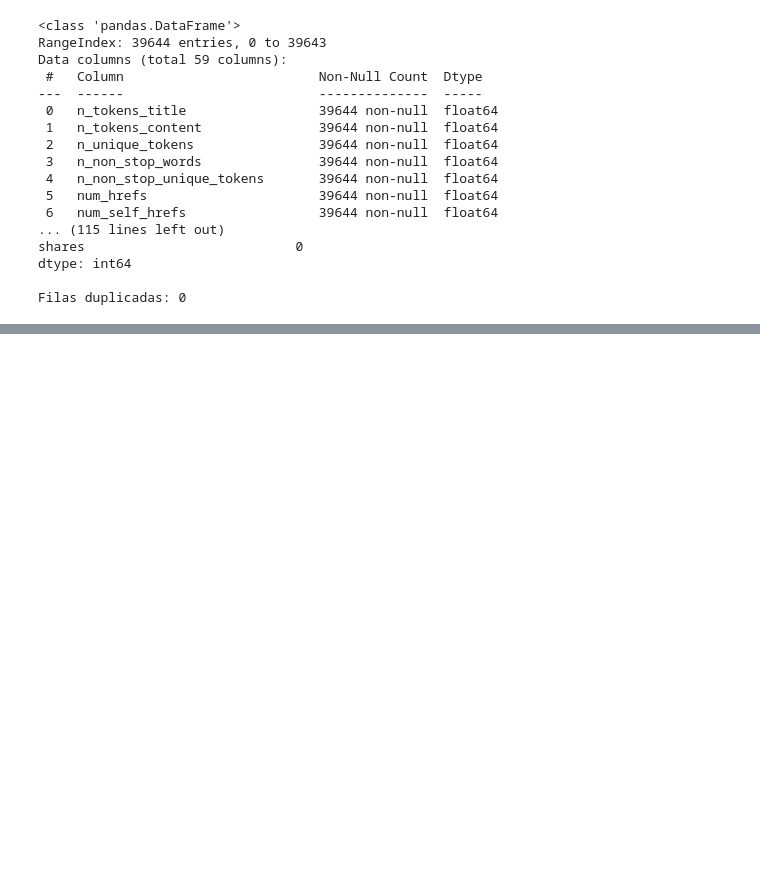
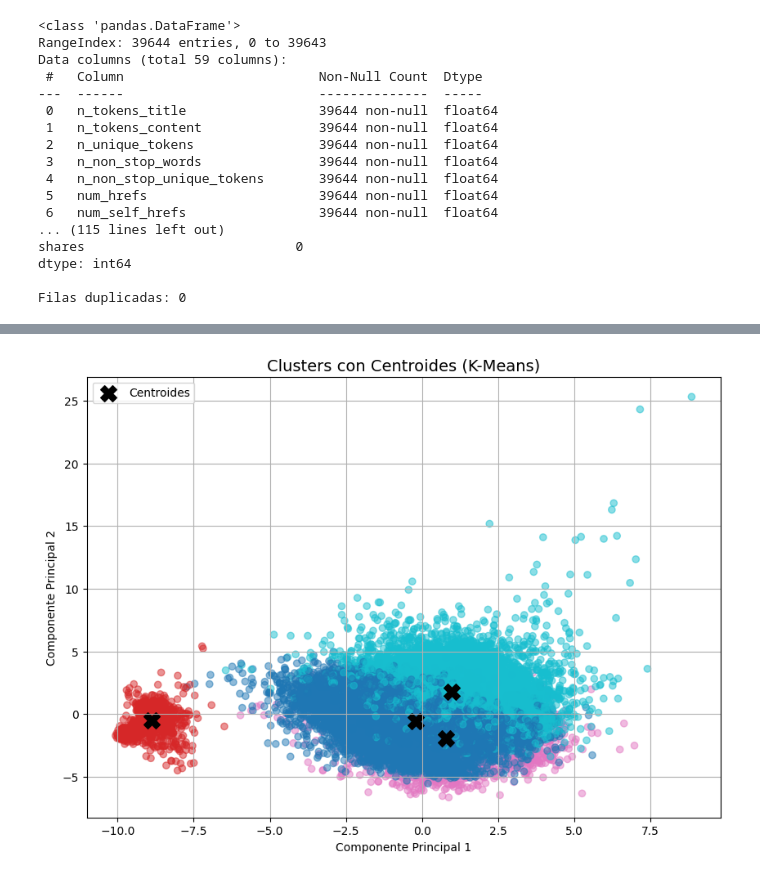
Before and after one commit to YariMar24/Online-News-Popularity, a Jupyter notebook: OnlineNewsPopularity/Proyecto_Mineria.ipynb, the cells around one changed output, grey strips where cells are left out. Cells and saved outputs as stored; diff of their text form; code cells hidden in the pictures; blank space fills up the shorter version.

```diff
--- a/OnlineNewsPopularity/Proyecto_Mineria.ipynb
+++ b/OnlineNewsPopularity/Proyecto_Mineria.ipynb
@@ -69,0 +235,37 @@ df_clean.describe().T
+# %%
+# Obtener centroides
+centroids = kmeans.cluster_centers_
+
+# Pasarlos a PCA
+centroids_pca = pca.transform(centroids)
+
+plt.figure(figsize=(10,7))
+
+# Datos
+scatter = plt.scatter(
+    X_pca[:,0],
+    X_pca[:,1],
+    c=df_clean['cluster'],
+    cmap='tab10',
+    alpha=0.5
+)
+
+# Centroides (los centros de los clusters)
+plt.scatter(
+    centroids_pca[:,0],
+    centroids_pca[:,1],
+    c='black',
+    s=200,
+    marker='X',
+    label='Centroides'
+)
+
+plt.title("Clusters con Centroides (K-Means)", fontsize=14)
+plt.xlabel("Componente Principal 1")
+plt.ylabel("Componente Principal 2")
+
+plt.legend()
+plt.grid(True)
+plt.show()
+# %% [output]
+[figure, added]
```
Also changed, not shown: parts of 23 cells of this notebook, 5 other files.
